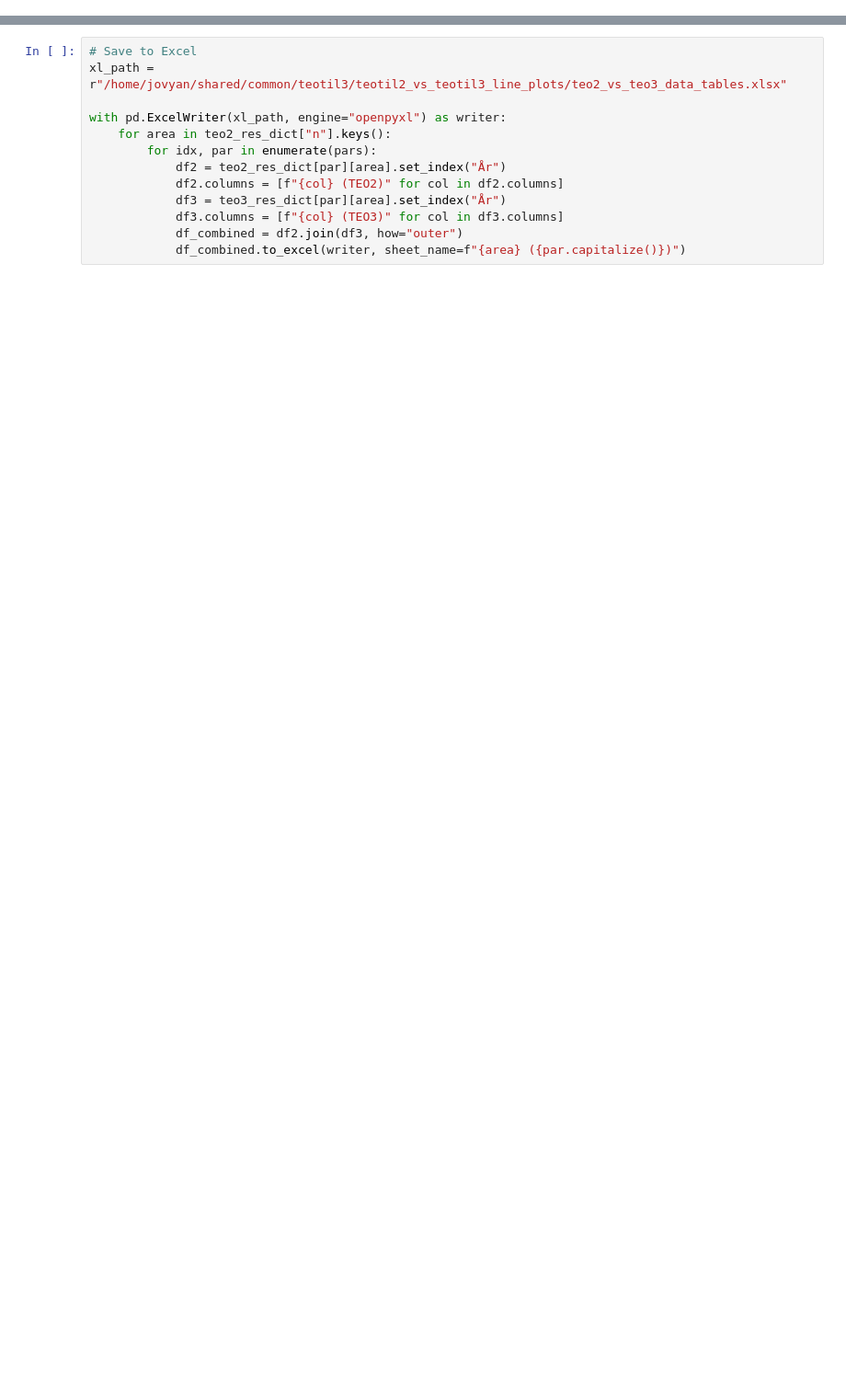
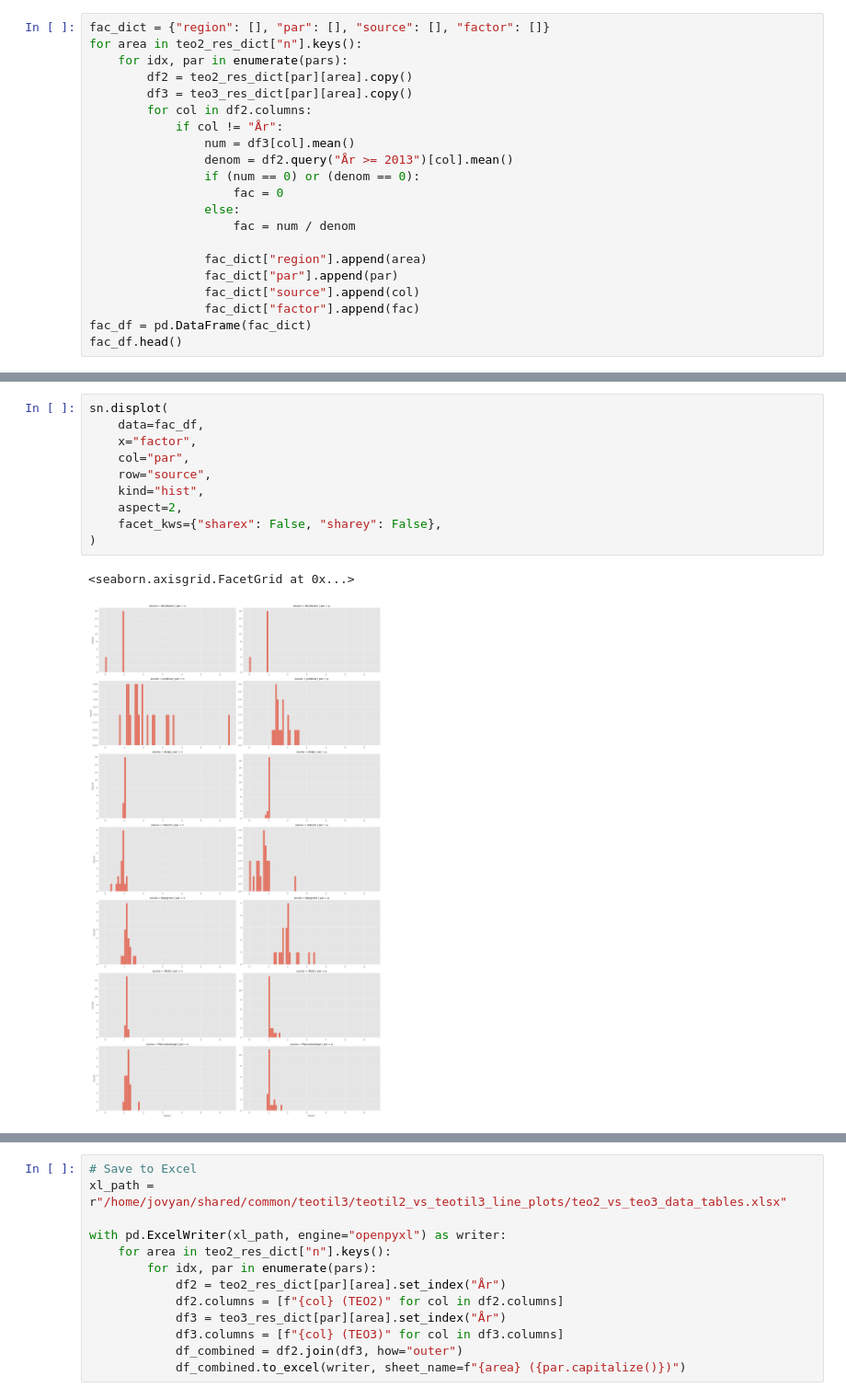
Before and after one commit to NIVANorge/teotil3, a Jupyter notebook: notebooks/development/T2-16_teotil2_vs_teotil3_timeseries.ipynb, the cells around one changed output, grey strips where cells are left out. Shown at 92% size. Cells and saved outputs as stored; diff of their text form; blank space fills up the shorter version.

```diff
--- a/notebooks/development/T2-16_teotil2_vs_teotil3_timeseries.ipynb
+++ b/notebooks/development/T2-16_teotil2_vs_teotil3_timeseries.ipynb
@@ -258,0 +292,21 @@ teo3_res_dict["n"]["Norges kystområder"]
+# %%
+fac_dict = {"region": [], "par": [], "source": [], "factor": []}
+for area in teo2_res_dict["n"].keys():
+    for idx, par in enumerate(pars):
+        df2 = teo2_res_dict[par][area].copy()
+        df3 = teo3_res_dict[par][area].copy()
+        for col in df2.columns:
+            if col != "År":
+                num = df3[col].mean()
+                denom = df2.query("År >= 2013")[col].mean()
+                if (num == 0) or (denom == 0):
+                    fac = 0
+                else:
+                    fac = num / denom
+
+                fac_dict["region"].append(area)
+                fac_dict["par"].append(par)
+                fac_dict["source"].append(col)
+                fac_dict["factor"].append(fac)
+fac_df = pd.DataFrame(fac_dict)
+fac_df.head()
@@ -258,0 +320,13 @@ teo3_res_dict["n"]["Norges kystområder"]
+# %%
+sn.displot(
+    data=fac_df,
+    x="factor",
+    col="par",
+    row="source",
+    kind="hist",
+    aspect=2,
+    facet_kws={"sharex": False, "sharey": False},
+)
+# %% [output]
+<seaborn.axisgrid.FacetGrid at 0x...>
+[figure, added]
```
Also changed, not shown: parts of 15 cells of this notebook, 19 other files.
